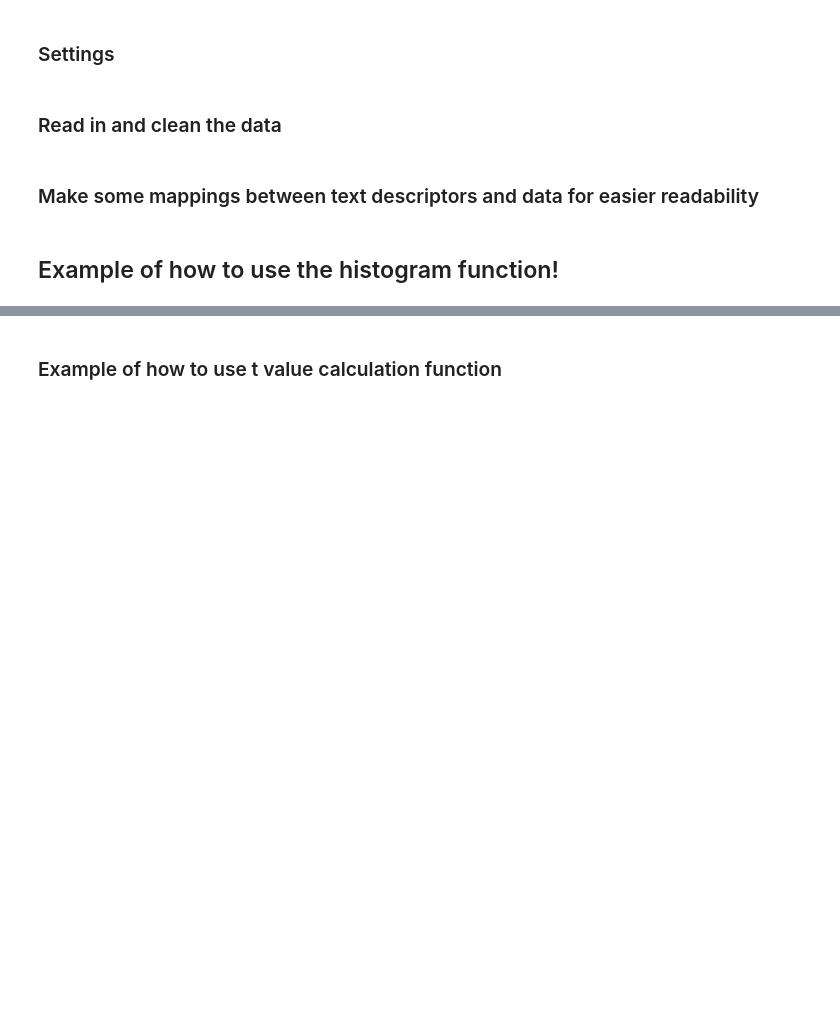
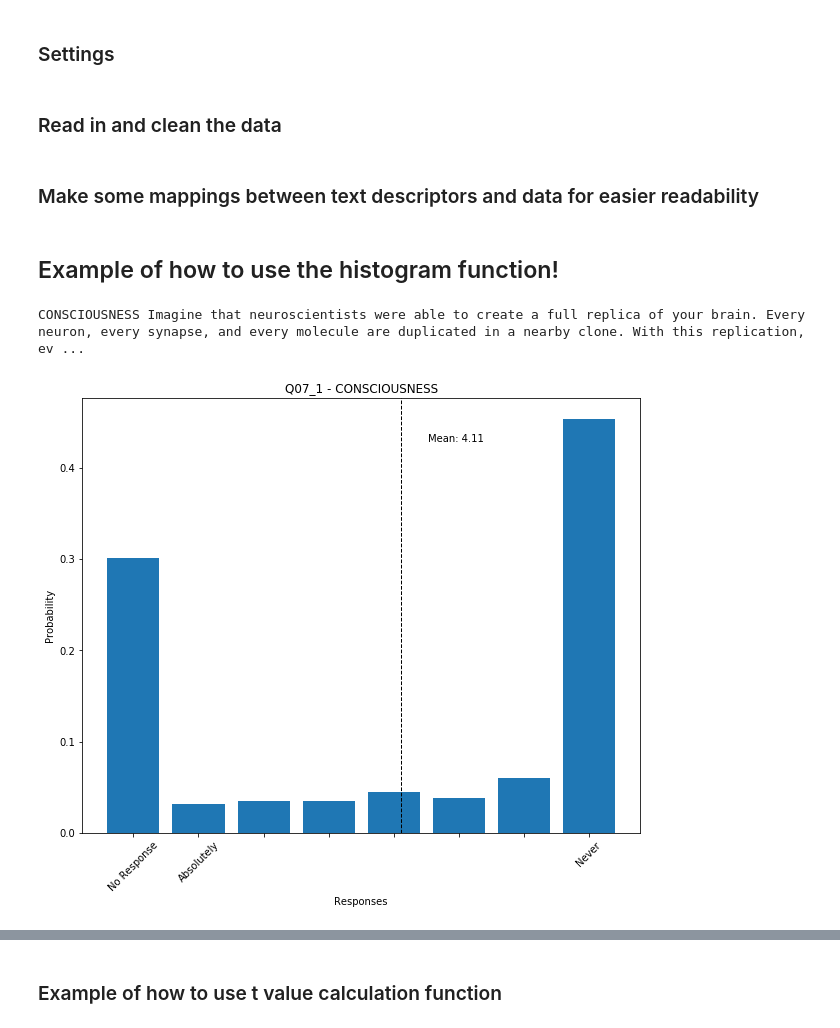
Before and after one commit to hwright-ucsb/ethics_study, a Jupyter notebook: notebooks/Analysis.ipynb, the cells around one changed output, grey strips where cells are left out. Drawn from its saved outputs; the diff is of its cells as text; code cells hidden in the pictures; blank space fills up the shorter version.

```diff
--- a/notebooks/Analysis.ipynb
+++ b/notebooks/Analysis.ipynb
@@ -227,8 +292,8 @@ data.replace({np.NaN : 0}, inplace=True)
 # %% [markdown]
 ### Make some mappings between text descriptors and data for easier readability
 # %%
-# store the question text in this list
-question_text = raw_data.iloc[1,:].tolist()
+# store the question text dict
+question_text = raw_text_data.iloc[0, :].to_dict()
 # %%
 # create the mapping between textual column names and non-descriptive column names
 # as is this is line is not doing anything, we can pass a list of titles as the last arg
@@ -245,4 +310,13 @@ column_mapping['Income'] = column_mapping.pop('I07')
+# %%
+text_mapping = create_question_answer_text_mapping(data, text_data, question_text)
 # %% [markdown]
 ## Example of how to use the histogram function!
+# %%
+# this function is for categorical histogram data
+create_histogram(data, 'Q07_1', column_mapping, text_mapping, prob=True, include_non_answers=True,
+                show_mean=True, show_resp_row_num=387)
+# %% [output]
+CONSCIOUSNESS Imagine that neuroscientists were able to create a full replica of your brain. Every neuron, every synapse, and every molecule are duplicated in a nearby clone. With this replication, ev ...
+[figure, added]
 # %%
 # this is the continuous histogram function -- it manually bins continuous data
```
Also changed, not shown: parts of 23 cells of this notebook, 1 other file.
